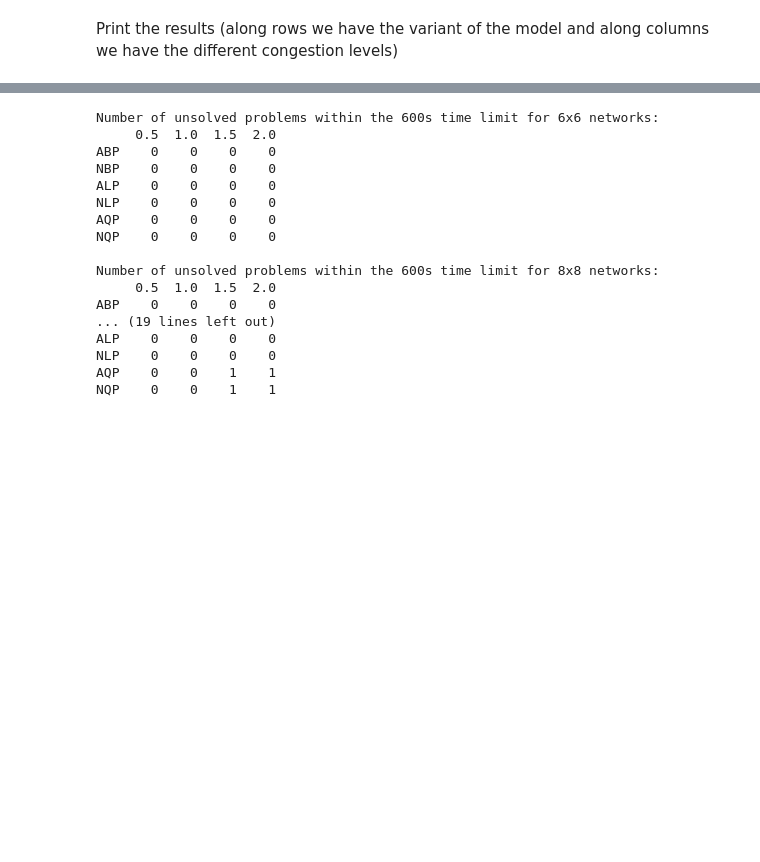
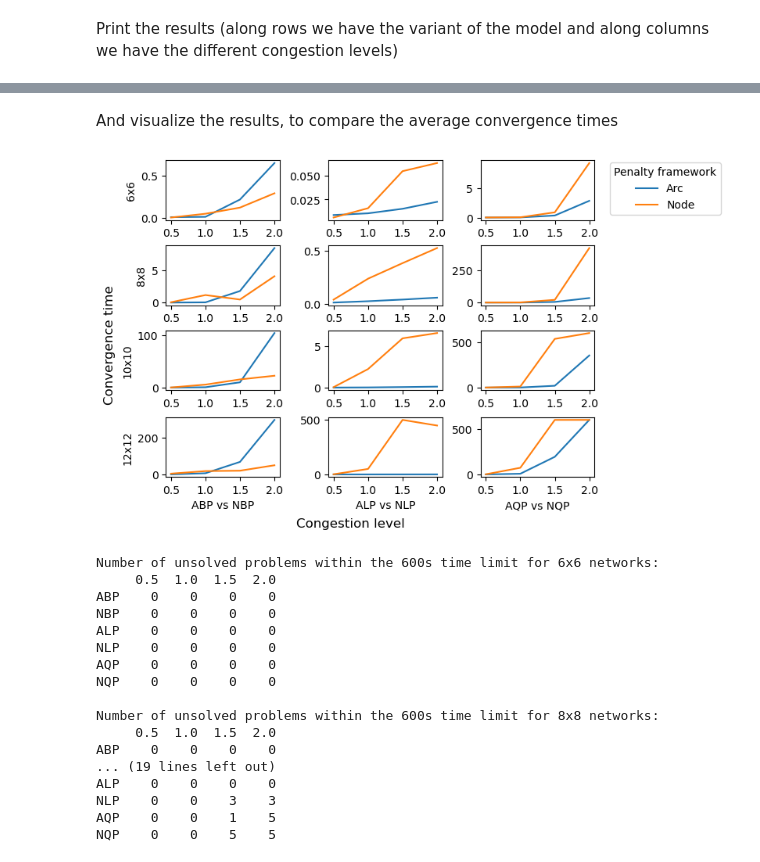
Before and after one commit to kkevin98/Multiple_shortest_path_problem_with_path_deconfliction, a Jupyter notebook: Model_practability.ipynb, the cells around one changed output, grey strips where cells are left out. Saved outputs shown, nothing was run; the diff lists cells and outputs as text; code cells hidden in the pictures; blank space fills up the shorter version.

```diff
--- a/Model_practability.ipynb
+++ b/Model_practability.ipynb
@@ -51,7 +52,7 @@ Here we define variables that will be used in the analysis
 # %% [markdown]
 Since to analyze all combination for 10 instances takes too long on our machine, we'll run the analysis on a subset of network instances
 # %%
-num_instances = 1
+num_instances = 5
 # %% [markdown]
 Define the different MSPP-PD variants and the different level of network congestions to test
 # %%
@@ -109,7 +108,7 @@ for network_type in network_types:
                     num_of_agents = int(networks_shape[0] * congestion_lvl)
                     agents = dg.generate_agents(networks_shape, num_of_agents)
 
-                    pb, X, *_ = pm.set_problem(pb_type, network_nodes, network_arcs, agents)
+                    pb, x, *_ = pm.set_problem(pb_type, network_nodes, network_arcs, agents)
                     pb.Params.TimeLimit = time_limit
                     pb.optimize()
 
@@ -119,6 +118,11 @@ for network_type in network_types:
                                            idx_of_pb_type[pb_type],
                                            idx_of_congestion_lvl[congestion_lvl]] = pb.runtime
                     elif pb.status == GRB.TIME_LIMIT:
+                         convergence_times[idx_of_network_type[network_type],
+                                           it_i,
+                                           idx_of_pb_type[pb_type],
+                                           idx_of_congestion_lvl[congestion_lvl]] = pb.runtime
+
                          print(f"A {pb_type} problem exceeded the time limit on a {network_type} network with {len(agents)} agents.")
                          num_of_unsolved_problems[idx_of_network_type[network_type],
                                                   idx_of_pb_type[pb_type],
@@ -194,3 +183,50 @@ NQP  2.491377  122.429070         NaN       NaN
+# %% [markdown]
+And visualize the results, to compare the average convergence times
+# %%
+def chunks(lst, n):
+    """Yield successive n-sized chunks from lst.
+
+    Args:
+        lst (list): list that has to be read in chunks
+        n (int): number of list's items that will be present on a single chunk
+    """
+    for i in range(0, len(lst), n):
+        yield lst[i:i + n]
+
+
+fig, axs = plt.subplots(4, 3, layout="constrained")
+
+for row, network_type in enumerate(network_types):
+    for col, (arc_pb, node_pb) in enumerate(chunks(problem_types,2)):
+
+        arc_pb_times = avg_convergence_times[idx_of_network_type[network_type],
+                                        idx_of_pb_type[arc_pb],
+                                        :]
+
+        node_pb_times = avg_convergence_times[idx_of_network_type[network_type],
+                                        idx_of_pb_type[node_pb],
+                                        :]
+
+        axs[row,col].plot(congestion_levels, arc_pb_times, label="Arc")
+        axs[row,col].plot(congestion_levels, node_pb_times, label="Node")
+
+        # avg convergence times are computed just for certain congestion levels
+        axs[row,col].xaxis.set_ticks(congestion_levels)  # set plots' x-axis
+
+        plt.setp(axs[-1, col], xlabel=f"{arc_pb} vs {node_pb}")
+
+    plt.setp(axs[row, 0], ylabel=f"{network_type}")
+
+# common axis labels
+fig.supxlabel('Congestion level')
+fig.supylabel('Convergence time')
+
+handles, labels = axs[row,col].get_legend_handles_labels()
+fig.legend(handles, labels, title="Penalty framework", bbox_to_anchor=(1.25, 1))
+
+plt.show()
+# %% [output]
+[figure, added]
 # %%
 for network_type in network_types:
     unsolved_problems_df = pd.DataFrame(num_of_unsolved_problems[idx_of_network_type[network_type], :, :],
@@ -215,6 +251,6 @@ Number of unsolved problems within the 600s time limit for 8x8 networks:
 ABP    0    0    0    0
 ... (19 lines left out)
 ALP    0    0    0    0
-NLP    0    0    0    0
-AQP    0    0    1    1
-NQP    0    0    1    1
+NLP    0    0    3    3
+AQP    0    0    1    5
+NQP    0    0    5    5
```
Also changed, not shown: parts of 8 cells of this notebook.
